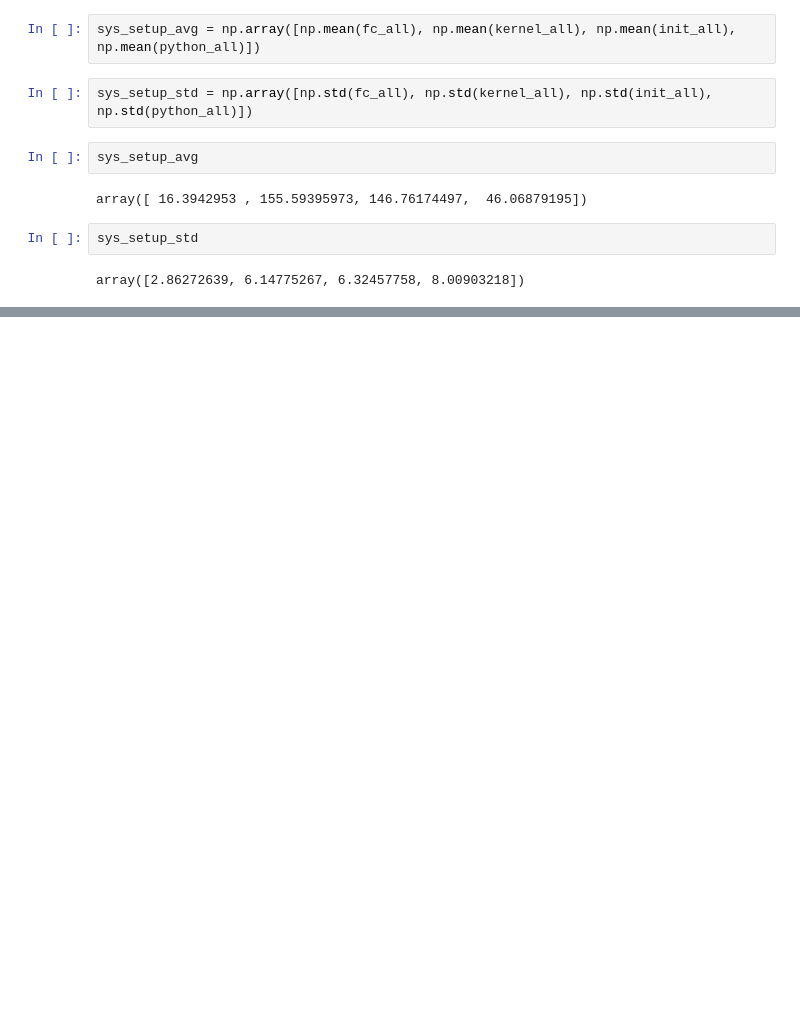
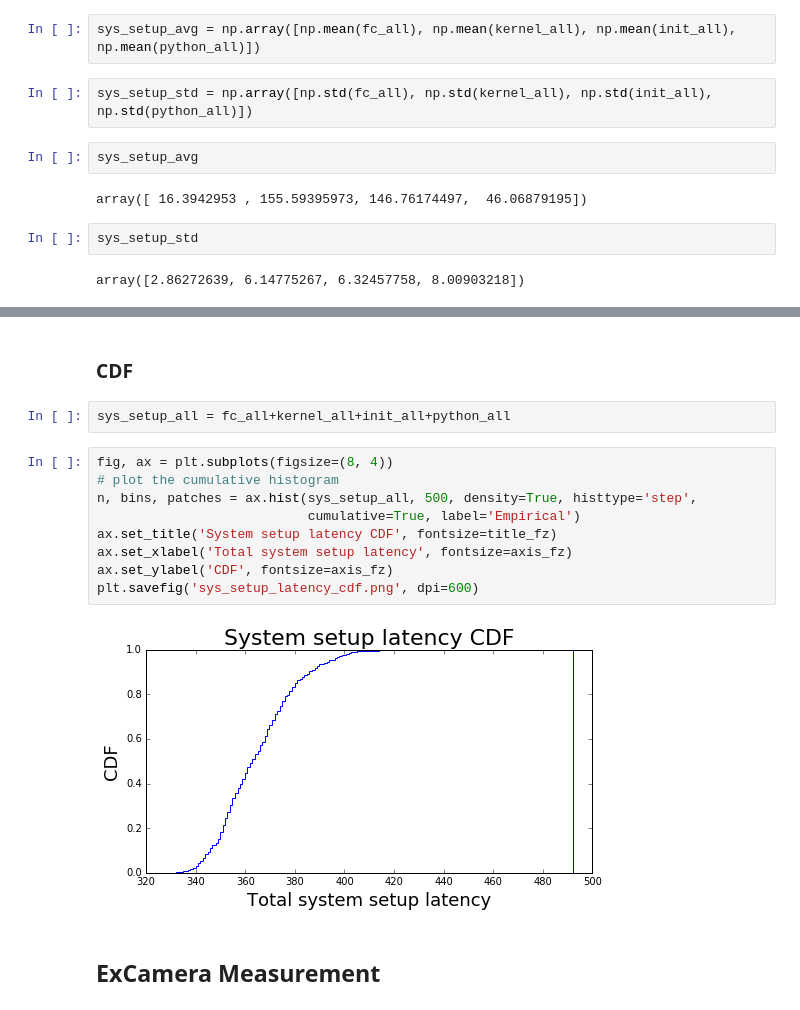
Before and after one commit to princeton-sns/firecracker-tools, a Jupyter notebook: measurements/workload_latency_analysis.ipynb, the cells around one changed output, grey strips where cells are left out. Drawn from its saved outputs; the diff is of its cells as text; blank space fills up the shorter version.

```diff
--- a/measurements/workload_latency_analysis.ipynb
+++ b/measurements/workload_latency_analysis.ipynb
@@ -148,2 +178,19 @@ plt.show()
 # %% [output]
 [figure]
+# %% [markdown]
+### CDF
+# %%
+sys_setup_all = fc_all+kernel_all+init_all+python_all
+# %%
+fig, ax = plt.subplots(figsize=(8, 4))
+# plot the cumulative histogram
+n, bins, patches = ax.hist(sys_setup_all, 500, density=True, histtype='step',
+                           cumulative=True, label='Empirical')
+ax.set_title('System setup latency CDF', fontsize=title_fz)
+ax.set_xlabel('Total system setup latency', fontsize=axis_fz)
+ax.set_ylabel('CDF', fontsize=axis_fz)
+plt.savefig('sys_setup_latency_cdf.png', dpi=600)
+# %% [output]
+[figure, added]
+# %% [markdown]
+## ExCamera Measurement
```
Also changed, not shown: parts of 18 cells of this notebook, 59 other files.
